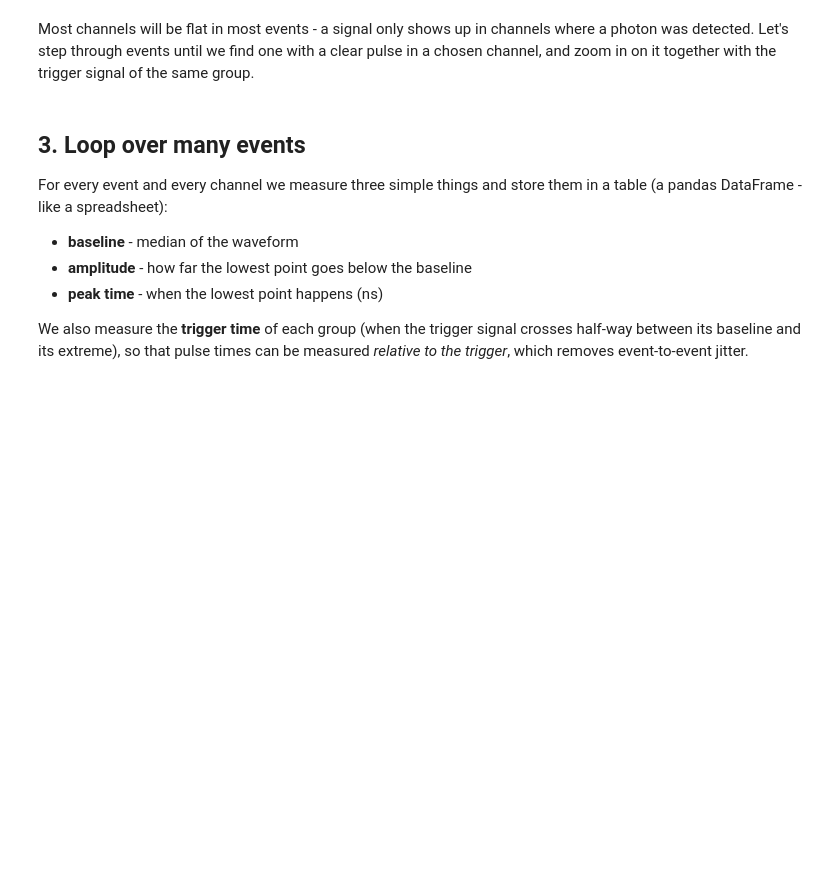
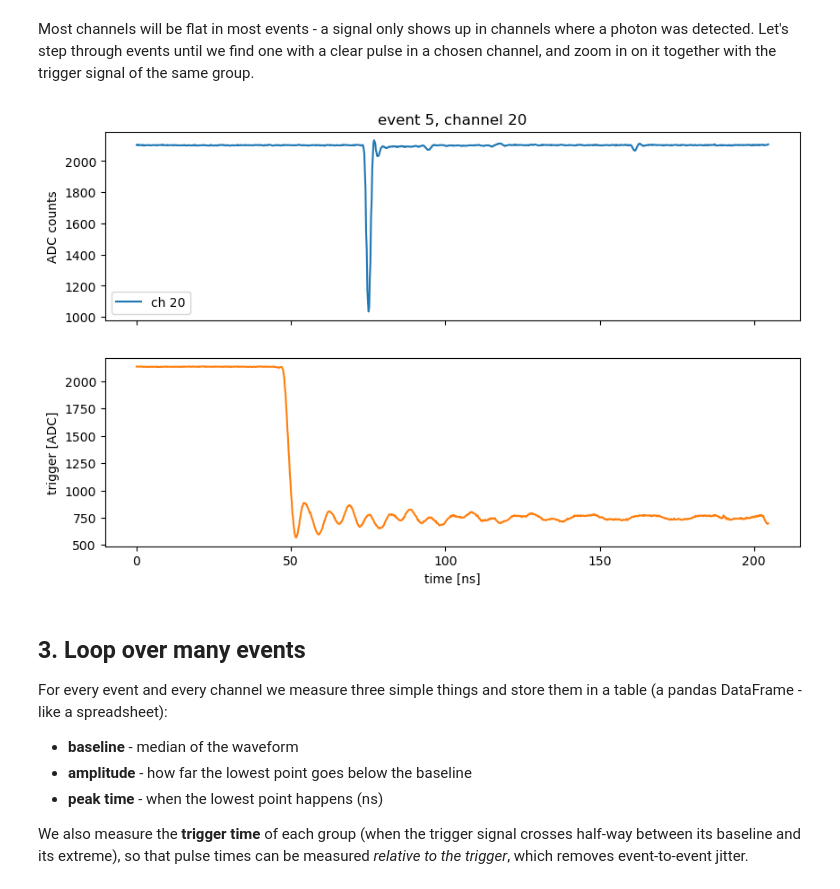
Before and after one commit to agcheyne/mcp-project-analysis, a Jupyter notebook: starter.ipynb, the cells around one changed output. Cells and saved outputs as stored; diff of their text form; code cells hidden in the pictures; blank space fills up the shorter version.

Commit message:
Updated starter notebook to include new features and fixed bugs in the hpdirc module.

```diff
--- a/starter.ipynb
+++ b/starter.ipynb
@@ -62,26 +85,31 @@ was detected. Let's step through events until we find one with a clear pulse in
 and zoom in on it together with the trigger signal of the same group.
 # %%
 CHANNEL = 20         # try other channels!
-THRESHOLD = 30       # ADC counts below baseline
+EVENT = 5            # event number to look at
+THRESHOLD_TRIG = 1000      # threshold for trigger detection (in ADC counts)
 
-for ev in events:
-    w = ev.wave[CHANNEL]
-    baseline = np.median(w)
-    if baseline - w.min() > THRESHOLD:
+run = hpdirc.Run(DATA_FILE, calib=CALIB_FILE) # reload the run to start from the beginning
+
+for candidate in run.events(): # loop through events until we find the one we want
+    if candidate.number == EVENT:
+        ev = candidate
         break
+else:
+    raise ValueError(f"Event {EVENT} was not found")
 
-group = CHANNEL // 8
 fig, (ax1, ax2) = plt.subplots(2, 1, figsize=(10, 6), sharex=True)
-ax1.plot(ev.time[CHANNEL], ev.wave[CHANNEL])
-ax1.axhline(baseline, color="gray", ls="--", label="baseline")
-ax1.axhline(baseline - THRESHOLD, color="red", ls=":", label="threshold")
+ax1.plot(ev.time[CHANNEL], ev.wave[CHANNEL], label=f"ch {CHANNEL}")
 ax1.set_ylabel("ADC counts")
 ax1.set_title(f"event {ev.number}, channel {CHANNEL}")
 ax1.legend()
+
+group = CHANNEL // 8 # group number for this channel (they are grouped in 8s, corresponding to the 8 digitizer boards. One trigger channel per group, so the trigger waveform is the same for all channels in a group)
 ax2.plot(ev.trigtime[group], ev.trig[group], color="C1")
 ax2.set_ylabel("trigger [ADC]")
 ax2.set_xlabel("time [ns]")
 plt.show()
+# %% [output]
+[figure, added]
 # %% [markdown]
 ## 3. Loop over many events
 
```
Also changed, not shown: parts of 12 cells of this notebook, 7 other files.
